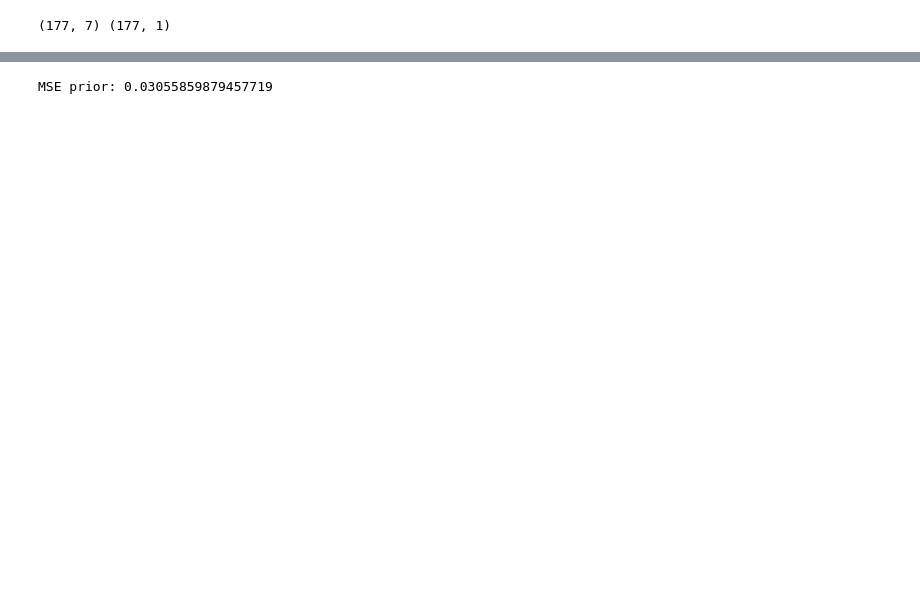
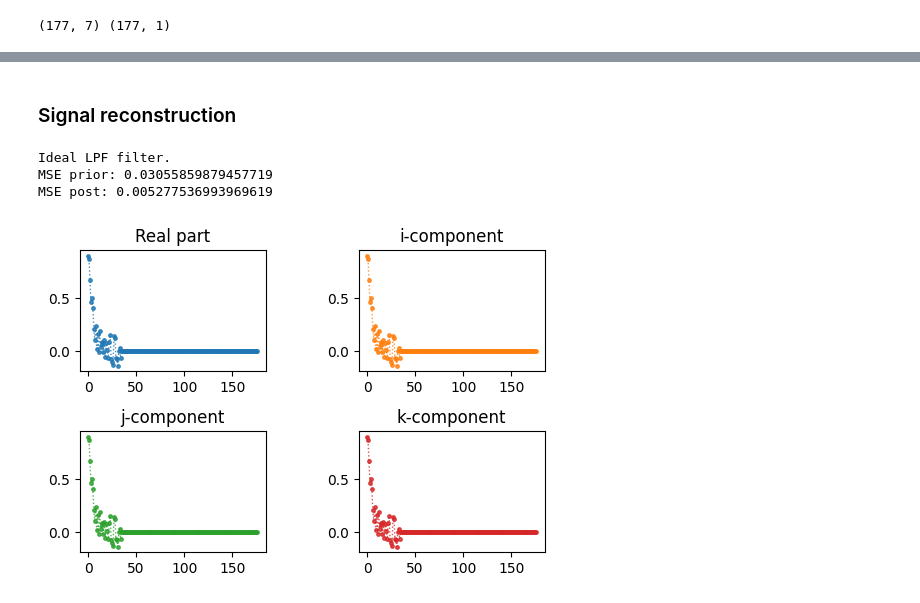
Before and after one commit to gboaviagem/gspx, a Jupyter notebook: notebooks/04_qlms.ipynb, the cells around one changed output, grey strips where cells are left out. Cells and saved outputs as stored; diff of their text form; code cells hidden in the pictures; blank space fills up the shorter version.

```diff
--- a/notebooks/04_qlms.ipynb
+++ b/notebooks/04_qlms.ipynb
@@ -134,5 +160,21 @@ sn = qgft.inverse_transform(ss + nn)
-# %%
-print("MSE prior:", np.mean((s - sn).abs()**2))
-# %% [output]
-MSE prior: 0.03055859879457719
+# %% [markdown]
+### Signal reconstruction
+# %%
+print("Ideal LPF filter.")
+sn = qgft.inverse_transform(ss + nn)
+
+print("MSE prior:", np.mean((s - sn).abs()**2))
+
+ssn_lpf = (ss + nn).hadamard(h_idealq)
+# ssn_lpf = (ss + nn).hadamard(h_idealq)
+s_lpf = qgft.inverse_transform(ssn_lpf)
+
+print("MSE post:", np.mean((s - s_lpf).abs()**2))
+
+QuaternionSignal.show(ssn_lpf, ordering=qgft.idx_freq)
+# %% [output]
+Ideal LPF filter.
+MSE prior: 0.03055859879457719
+MSE post: 0.005277536993969619
+[figure, added]
 # %%
```
Also changed, not shown: parts of 18 cells of this notebook, 1 other file.
